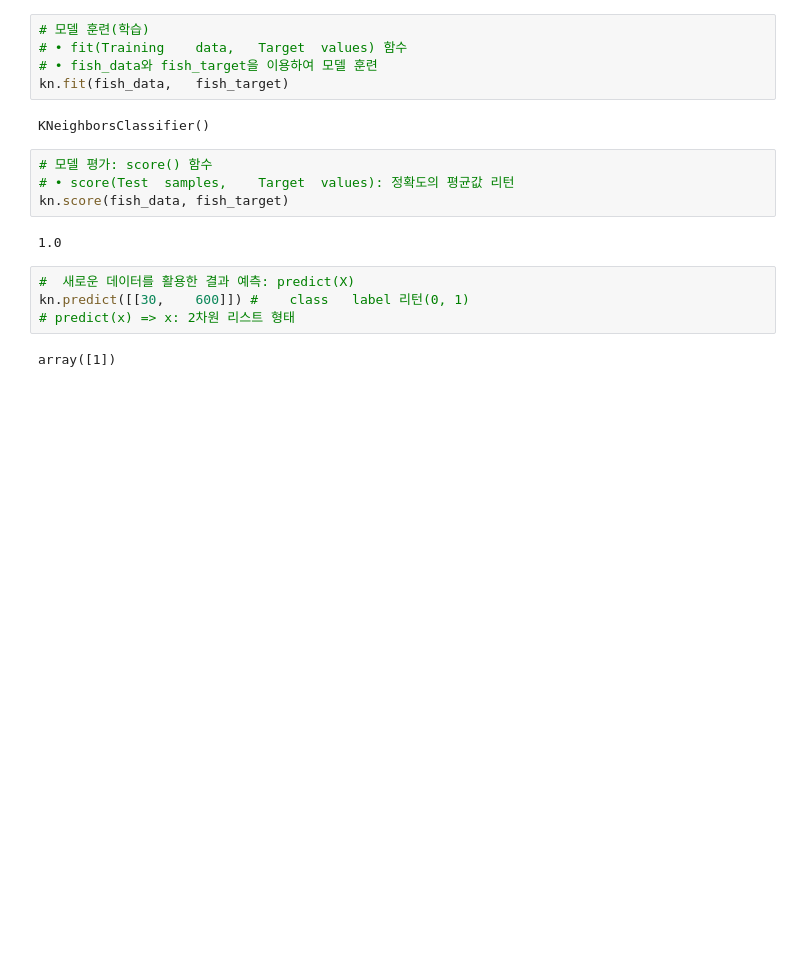
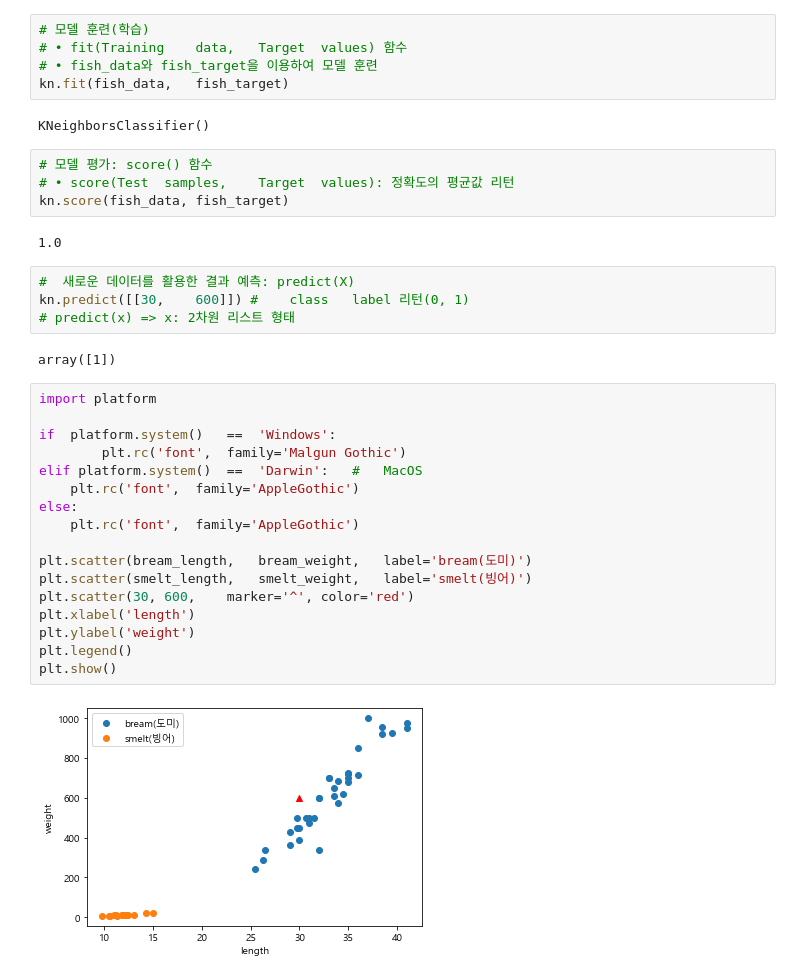
Before and after one commit to qud0511/Machine-Learning, a Jupyter notebook: ML01.ipynb, the cells around one changed output. Saved outputs shown, nothing was run; the diff lists cells and outputs as text; blank space fills up the shorter version.

```diff
--- a/ML01.ipynb
+++ b/ML01.ipynb
@@ -120,3 +120,22 @@ kn.predict([[30,	600]]) #	class	label 리턴(0, 1)
 # predict(x) => x: 2차원 리스트 형태
 # %% [output]
 array([1])
+# %%
+import platform
+
+if	platform.system()	==	'Windows':
+        plt.rc('font',	family='Malgun Gothic')
+elif platform.system()	==	'Darwin':	#	MacOS
+    plt.rc('font',	family='AppleGothic')
+else:
+    plt.rc('font',	family='AppleGothic')
+
+plt.scatter(bream_length,	bream_weight,	label='bream(도미)')
+plt.scatter(smelt_length,	smelt_weight,	label='smelt(빙어)')
+plt.scatter(30,	600,	marker='^',	color='red')
+plt.xlabel('length')
+plt.ylabel('weight')
+plt.legend()
+plt.show()
+# %% [output]
+[figure, added]
```
Also changed, not shown: parts of 3 cells of this notebook.
